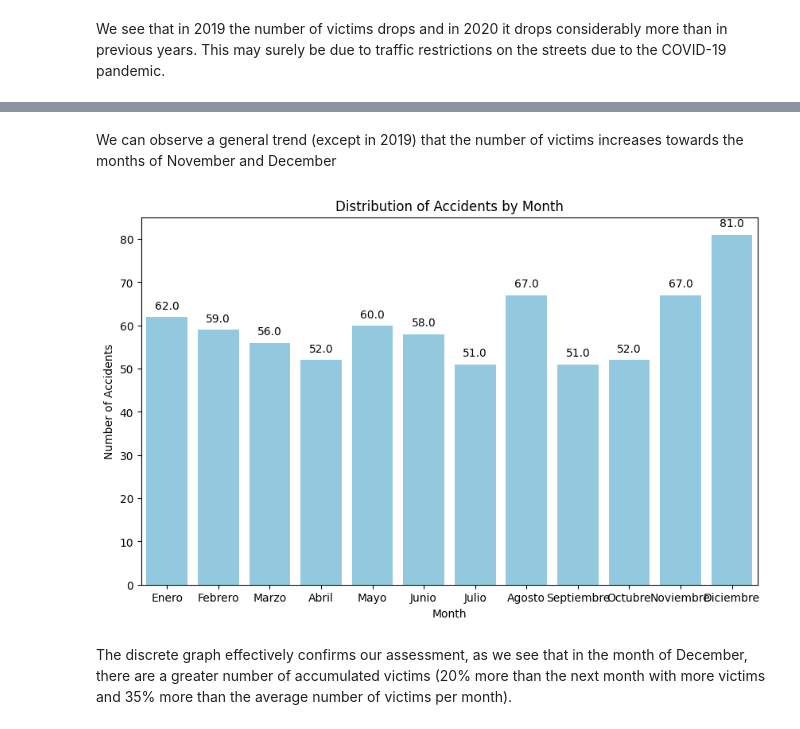
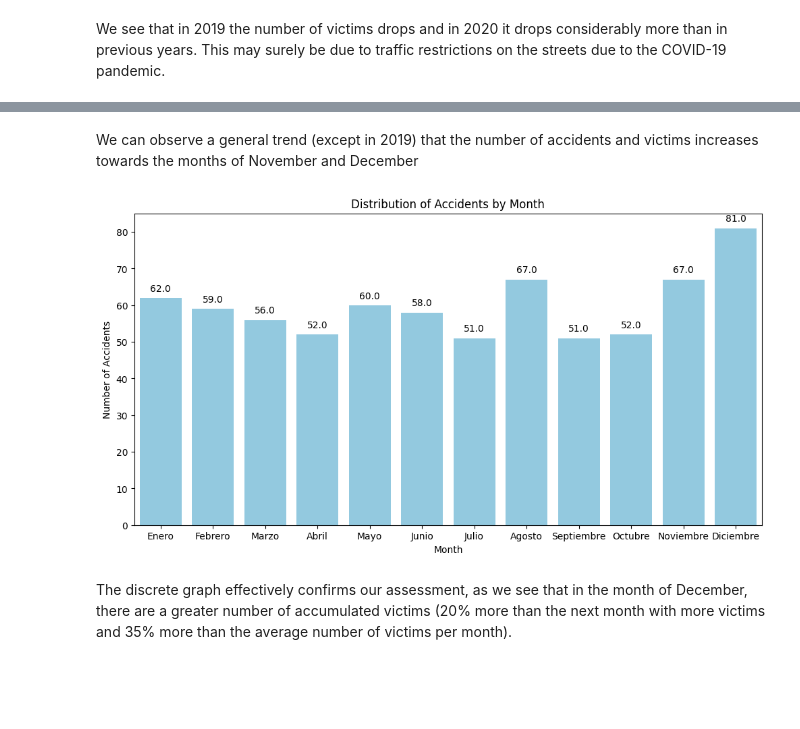
Before and after one commit to leocortes85/Road-accidents-in-the-City-of-Buenos-Aires--CABA, a Jupyter notebook: EDA.ipynb, the cells around one changed output, grey strips where cells are left out. Cells and saved outputs as stored; diff of their text form; code cells hidden in the pictures; blank space fills up the shorter version.

```diff
--- a/EDA.ipynb
+++ b/EDA.ipynb
@@ -115,20 +151,20 @@ plt.show()
 # %% [markdown]
-We can observe a general trend (except in 2019) that the number of victims increases towards the months of November and December
+We can observe a general trend (except in 2019) that the number of accidents and victims increases towards the months of November and December
 # %%
-# Crear un gráfico de barras
-plt.figure(figsize=(10, 6))
+# Create a bar chart
+plt.figure(figsize=(12, 6))
 ax = sns.countplot(x='Mes', data=df, color='skyblue')
 
-# Añadir etiquetas en cada barra
+# Add labels on each bar
 for p in ax.patches:
     ax.annotate(f'{p.get_height()}', (p.get_x() + p.get_width() / 2., p.get_height()), ha='center', va='center', xytext=(0, 10), textcoords='offset points')
 
 plt.title('Distribution of Accidents by Month')
 plt.xlabel('Month')
 plt.ylabel('Number of Accidents')
 plt.show()
 # %% [output]
-[figure, old version]
+[figure, new version]
 # %% [markdown]
 The discrete graph effectively confirms our assessment, as we see that in the month of December, there are a greater number of accumulated victims (20% more than the next month with more victims and 35% more than the average number of victims per month).
 # %% [markdown]
```
Also changed, not shown: parts of 9 cells of this notebook, 4 other files.
